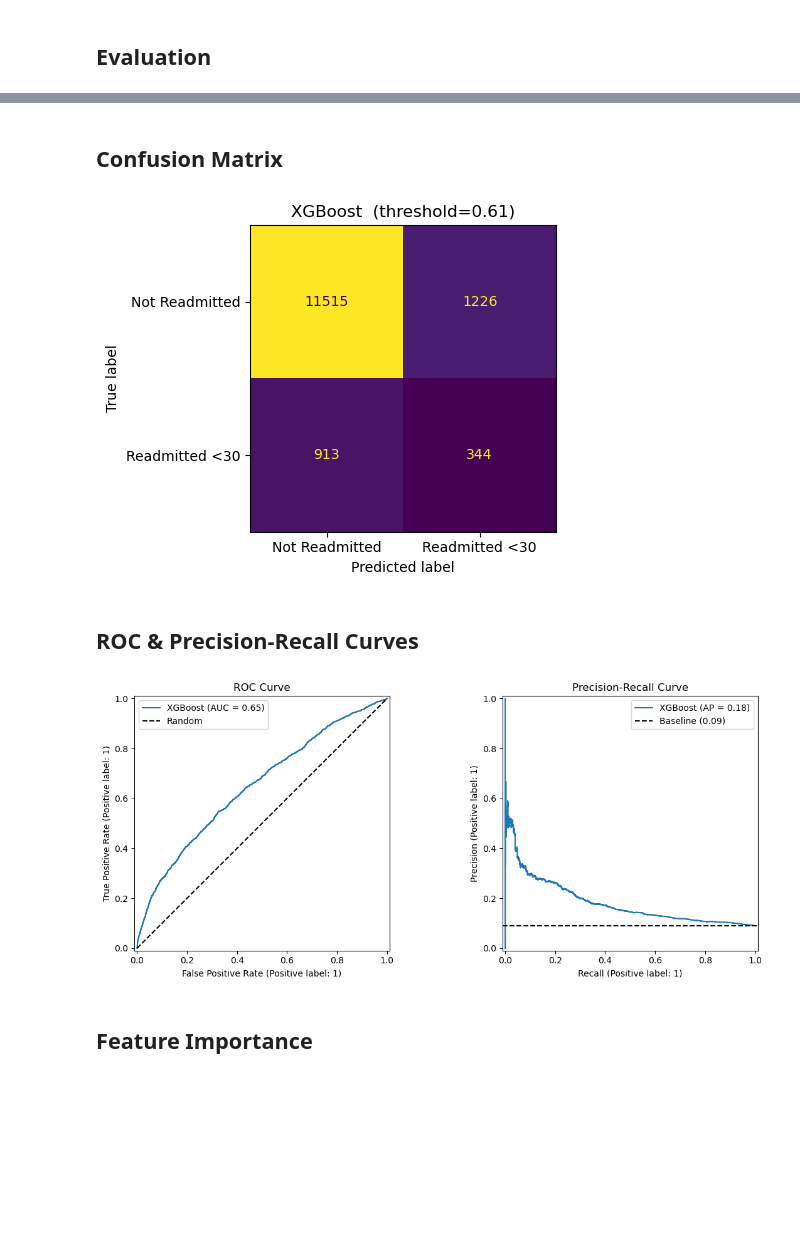
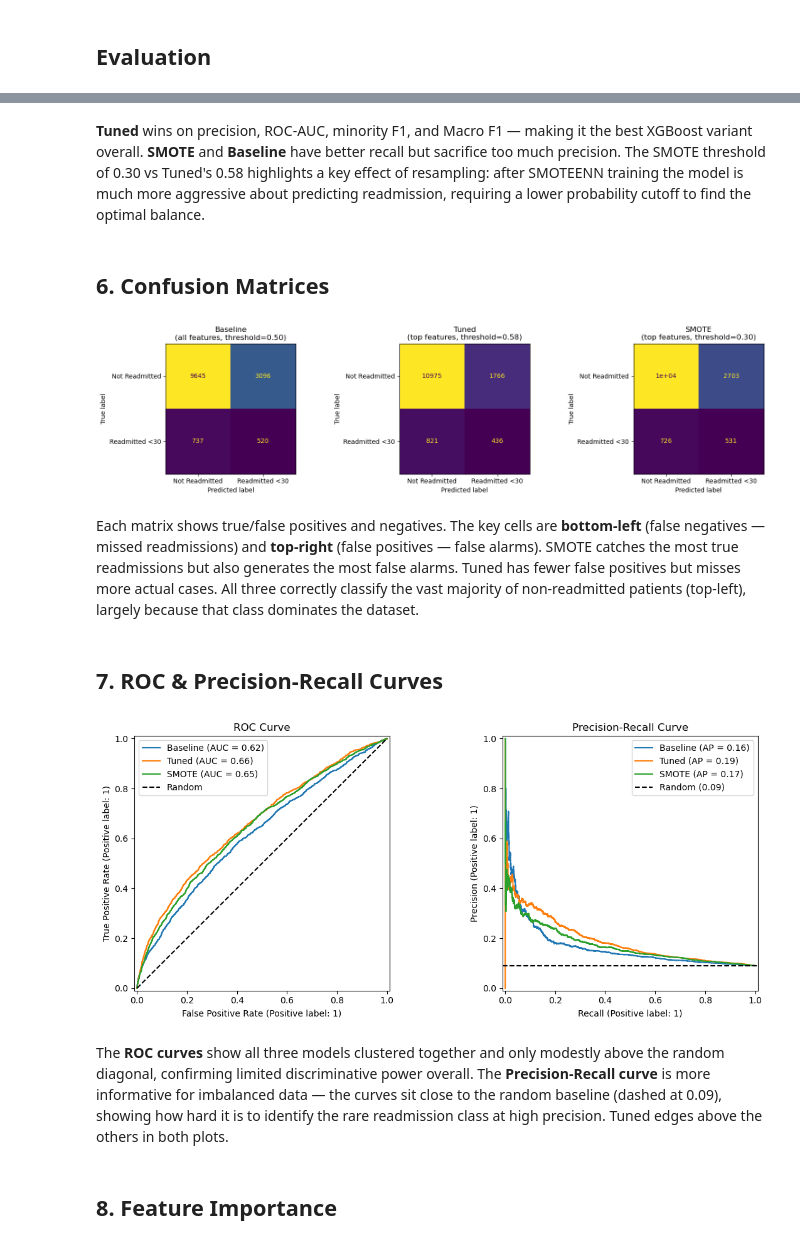
Before and after one commit to NafisaTas1414/DS4400_Final_Project, a Jupyter notebook: Models/xgboost_model.ipynb, the cells around one changed output, grey strips where cells are left out. Drawn from its saved outputs; the diff is of its cells as text; code cells hidden in the pictures; blank space fills up the shorter version.

Commit message:
added LR and XGBOOST

```diff
--- a/Models/xgboost_model.ipynb
+++ b/Models/xgboost_model.ipynb
@@ -47,0 +54,16 @@ Using 44 features: ['age', 'time_in_hospital', 'num_lab_procedures', 'num_proced
+# %%
+# Plain XGBClassifier, all features, default threshold 0.5
+baseline = XGBClassifier(
+    scale_pos_weight=scale_pos_weight,
+    eval_metric='logloss',
+    random_state=42,
+    n_jobs=-1,
+)
+baseline.fit(X_train_full, y_train)
+
+base_pred_prob = baseline.predict_proba(X_test_full)[:, 1]
+base_pred      = baseline.predict(X_test_full)
+
+print('Baseline Classification Report (threshold=0.5):')
+print(classification_report(y_test, base_pred, target_names=['Not Readmitted', 'Readmitted <30']))
+print(f'ROC-AUC: {roc_auc_score(y_test, base_pred_prob):.4f}')
@@ -75,7 +111,7 @@ search = RandomizedSearchCV(
     n_jobs=-1,
     verbose=1,
 )
-search.fit(X_train, y_train)
+search.fit(X_train_top, y_train)
 
 print(f'\nBest CV ROC-AUC: {search.best_score_:.4f}')
 print('Best params:', search.best_params_)
@@ -88,10 +126,10 @@ Best params: {'subsample': 0.9, 'n_estimators': 300, 'min_child_weight': 3, 'max
 ## Evaluation
 # %%
 model = search.best_estimator_
-y_pred_prob = model.predict_proba(X_test)[:, 1]
-y_pred      = model.predict(X_test)
+y_pred_prob = model.predict_proba(X_test_top)[:, 1]
+y_pred      = model.predict(X_test_top)
 
-print('Default threshold (0.5):')
+print('Tuned Model at threshold=0.5:')
 print(classification_report(y_test, y_pred, target_names=['Not Readmitted', 'Readmitted <30']))
 print(f'ROC-AUC: {roc_auc_score(y_test, y_pred_prob):.4f}')
 # %% [output]
@@ -133,38 +262,62 @@ ROC-AUC: 0.6496
+# %% [markdown]
+**Tuned** wins on precision, ROC-AUC, minority F1, and Macro F1 — making it the best XGBoost variant overall. **SMOTE** and **Baseline** have better recall but sacrifice too much precision. The SMOTE threshold of 0.30 vs Tuned's 0.58 highlights a key effect of resampling: after SMOTEENN training the model is much more aggressive about predicting readmission, requiring a lower probability cutoff to find the optimal balance.
 # %% [markdown]
-## Confusion Matrix
+## 6. Confusion Matrices
 # %%
-fig, ax = plt.subplots(figsize=(5, 4))
+fig, axes = plt.subplots(1, 3, figsize=(16, 4))
+
+ConfusionMatrixDisplay(
+    confusion_matrix(y_test, base_pred),
+    display_labels=['Not Readmitted', 'Readmitted <30']
+).plot(ax=axes[0], colorbar=False)
+axes[0].set_title('Baseline\n(all features, threshold=0.50)')
+
 ConfusionMatrixDisplay(
     confusion_matrix(y_test, y_pred_best),
     display_labels=['Not Readmitted', 'Readmitted <30']
-).plot(ax=ax, colorbar=False)
-ax.set_title(f'XGBoost  (threshold={best_thresh:.2f})')
+).plot(ax=axes[1], colorbar=False)
+axes[1].set_title(f'Tuned\n(top features, threshold={best_thresh:.2f})')
+
+ConfusionMatrixDisplay(
+    confusion_matrix(y_test, smote_pred_best),
+    display_labels=['Not Readmitted', 'Readmitted <30']
+).plot(ax=axes[2], colorbar=False)
+axes[2].set_title(f'SMOTE\n(top features, threshold={smote_best_thresh:.2f})')
+
 plt.tight_layout()
 plt.savefig('../Results/XGB_Results/confusion_matrix_xgb.png', dpi=150)
 plt.show()
 # %% [output]
-[figure, old version]
+[figure, new version]
+# %% [markdown]
+Each matrix shows true/false positives and negatives. The key cells are **bottom-left** (false negatives — missed readmissions) and **top-right** (false positives — false alarms). SMOTE catches the most true readmissions but also generates the most false alarms. Tuned has fewer false positives but misses more actual cases. All three correctly classify the vast majority of non-readmitted patients (top-left), largely because that class dominates the dataset.
 # %% [markdown]
-## ROC & Precision-Recall Curves
+## 7. ROC & Precision-Recall Curves
 # %%
 fig, axes = plt.subplots(1, 2, figsize=(12, 5))
 
-RocCurveDisplay.from_predictions(y_test, y_pred_prob, ax=axes[0], name='XGBoost')
+RocCurveDisplay.from_predictions(y_test, base_pred_prob,  ax=axes[0], name='Baseline')
+RocCurveDisplay.from_predictions(y_test, y_pred_prob,     ax=axes[0], name='Tuned')
+RocCurveDisplay.from_predictions(y_test, smote_pred_prob, ax=axes[0], name='SMOTE')
 axes[0].plot([0, 1], [0, 1], 'k--', label='Random')
 axes[0].set_title('ROC Curve')
 axes[0].legend()
 
-PrecisionRecallDisplay.from_predictions(y_test, y_pred_prob, ax=axes[1], name='XGBoost')
-axes[1].axhline(y_test.mean(), color='k', linestyle='--', label=f'Baseline ({y_test.mean():.2f})')
+PrecisionRecallDisplay.from_predictions(y_test, base_pred_prob,  ax=axes[1], name='Baseline')
+PrecisionRecallDisplay.from_predictions(y_test, y_pred_prob,     ax=axes[1], name='Tuned')
+PrecisionRecallDisplay.from_predictions(y_test, smote_pred_prob, ax=axes[1], name='SMOTE')
+axes[1].axhline(y_test.mean(), color='k', linestyle='--', label=f'Random ({y_test.mean():.2f})')
+axes[1].set_title('Precision-Recall Curve')
 axes[1].legend()
-axes[1].set_title('Precision-Recall Curve')
 
 plt.tight_layout()
 plt.savefig('../Results/XGB_Results/roc_pr_xgb.png', dpi=150)
 plt.show()
 # %% [output]
-[figure, old version]
+[figure, new version]
+# %% [markdown]
+The **ROC curves** show all three models clustered together and only modestly above the random diagonal, confirming limited discriminative power overall. The **Precision-Recall curve** is more informative for imbalanced data — the curves sit close to the random baseline (dashed at 0.09), showing how hard it is to identify the rare readmission class at high precision. Tuned edges above the others in both plots.
 # %% [markdown]
-## Feature Importance
+## 8. Feature Importance
 # %%
 imp_df = (
```
Also changed, not shown: parts of 25 cells of this notebook, 24 other files.
